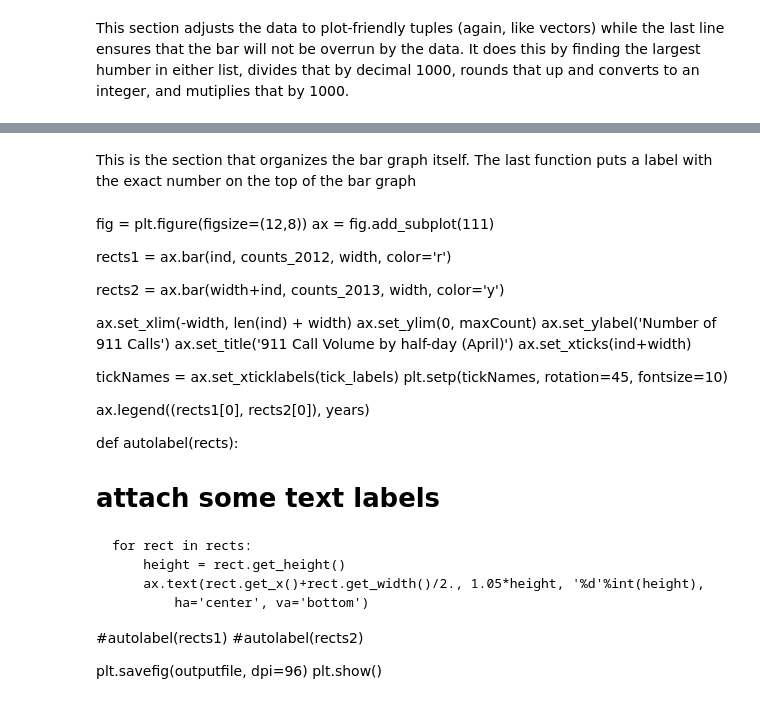
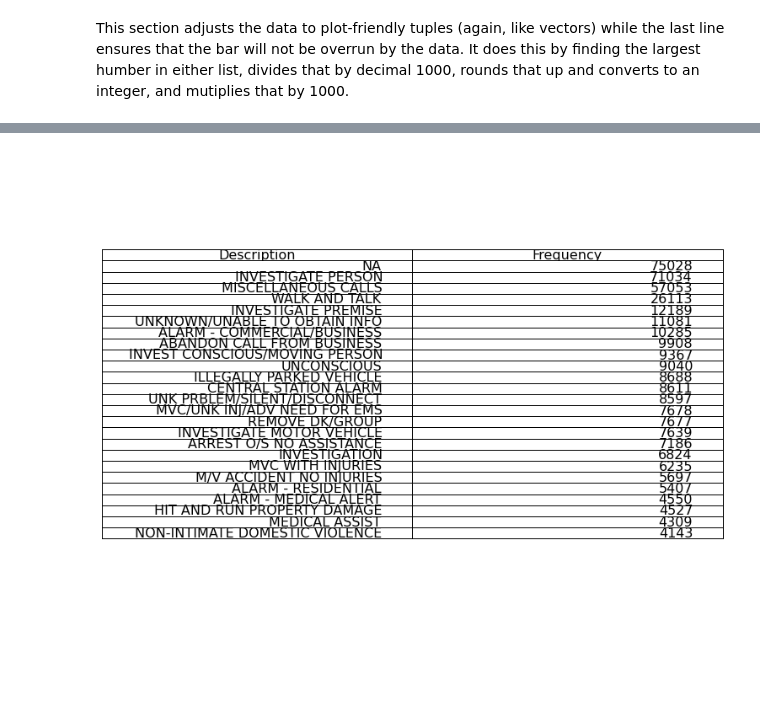
Before and after one commit to brix4dayz/bari_reu_2015, a Jupyter notebook: 911/plot_911_by_type.ipynb, the cells around one changed output, grey strips where cells are left out. Saved outputs shown, nothing was run; the diff lists cells and outputs as text; code cells hidden in the pictures; blank space fills up the shorter version.

Commit message:
charts for 311/911

```diff
--- a/911/plot_911_by_type.ipynb
+++ b/911/plot_911_by_type.ipynb
@@ -112,35 +49,22 @@ maxCount = int(math.ceil(max(counts_2012 + counts_2013) / 100.0)) * 100
-# %% [markdown]
-This is the section that organizes the bar graph itself.
-The last function puts a label with the exact number on the top of the bar graph
-# %% [markdown]
-
-fig = plt.figure(figsize=(12,8))
-ax = fig.add_subplot(111)
-
-rects1 = ax.bar(ind, counts_2012, width, color='r')
-
-rects2 = ax.bar(width+ind, counts_2013, width, color='y')
-
-ax.set_xlim(-width, len(ind) + width)
-ax.set_ylim(0, maxCount)
-ax.set_ylabel('Number of 911 Calls')
-ax.set_title('911 Call Volume by half-day (April)')
-ax.set_xticks(ind+width)
-
-tickNames = ax.set_xticklabels(tick_labels)
-plt.setp(tickNames, rotation=45, fontsize=10)
-
-ax.legend((rects1[0], rects2[0]), years)
-
-def autolabel(rects):
-# attach some text labels
-    for rect in rects:
-        height = rect.get_height()
-        ax.text(rect.get_x()+rect.get_width()/2., 1.05*height, '%d'%int(height),
-            ha='center', va='bottom')
-
-#autolabel(rects1)
-#autolabel(rects2)
-
-plt.savefig(outputfile, dpi=96)
-plt.show()
+# %%
+table_data = []
+
+colLab = ['Description', 'Frequency']
+
+fig = plt.figure(figsize=(12,10))
+ax = fig.add_subplot(111)
+ax.axis("off")
+
+# ax.set_title("Top 25 Descriptions for unlatented categories", fontsize=10)
+
+for t in sorted(types, key=types.get, reverse=True)[0:25]:
+    table_data.append([t, types[t]])
+
+table = ax.table(loc='center', colLabels=colLab, cellText=table_data)
+table.set_fontsize(16)
+table.scale(1.1,1.1)
+
+plt.savefig(outputfile, dpi=96)
+plt.show()
+# %% [output]
+[figure, added]
```
Also changed, not shown: parts of 4 cells of this notebook, 12 other files.
